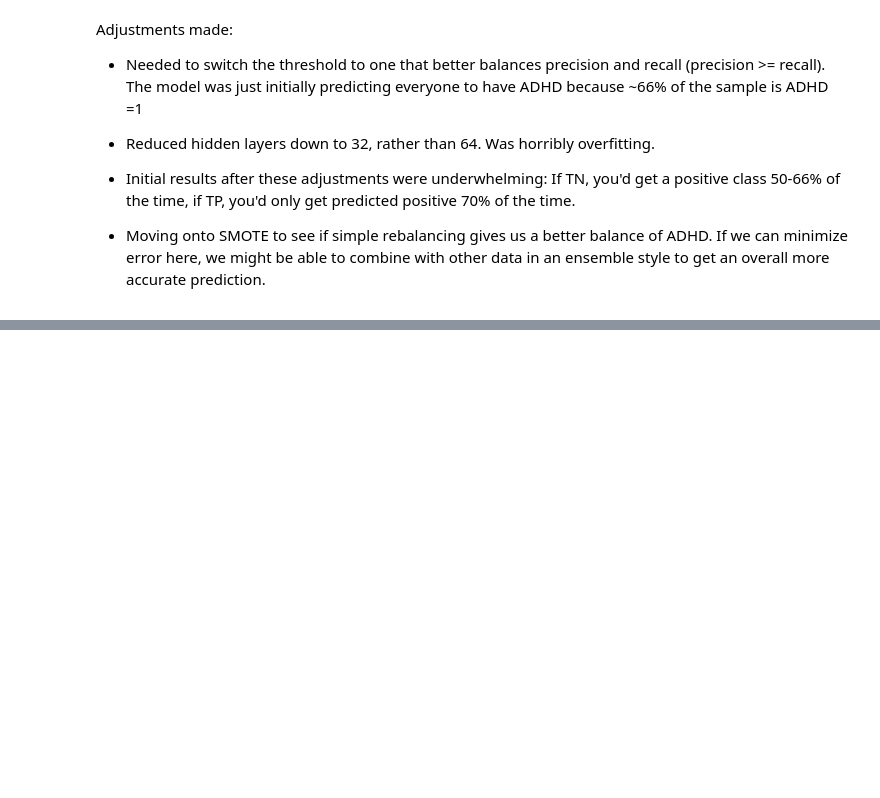
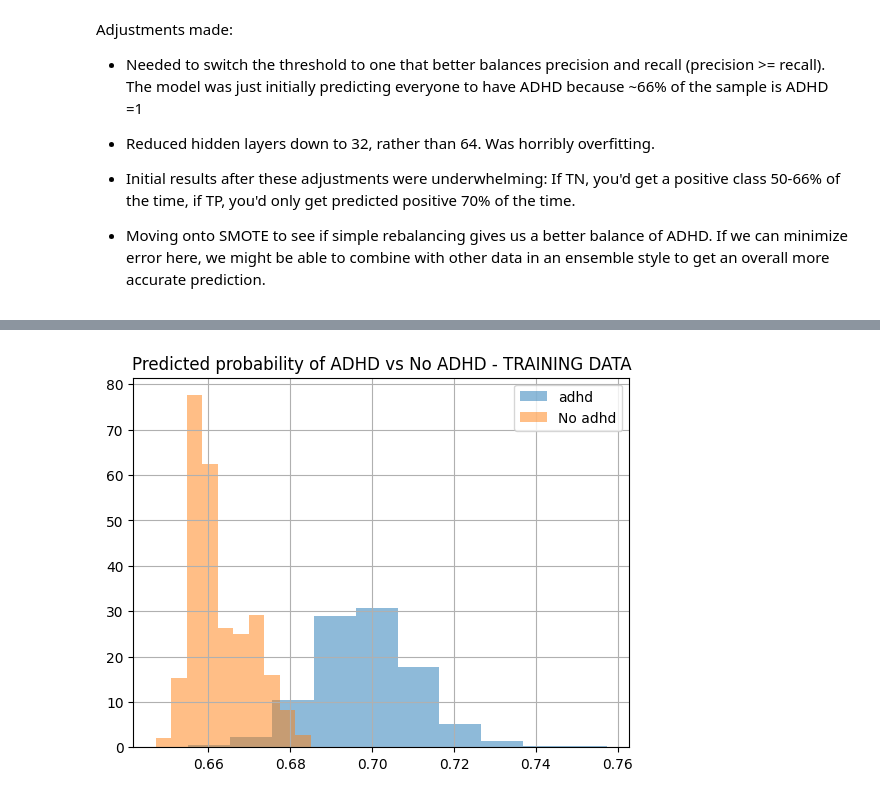
Before and after one commit to psgiese/wids-2025-mupd, a Jupyter notebook: notebooks/connectome_classifier_v1.ipynb, the cells around one changed output, grey strips where cells are left out. Cells and saved outputs as stored; diff of their text form; code cells hidden in the pictures; blank space fills up the shorter version.

```diff
--- a/notebooks/connectome_classifier_v1.ipynb
+++ b/notebooks/connectome_classifier_v1.ipynb
@@ -807,0 +902,7 @@ Error:
+# %%
+preds_plus[preds_plus['ADHD_Outcome']==1]['adhd_proba'].hist(alpha=.5, label='adhd', density=True)
+preds_plus[preds_plus['ADHD_Outcome']==0]['adhd_proba'].hist(alpha=.5, label='No adhd', density=True)
+plt.title('Predicted probability of ADHD vs No ADHD - TRAINING DATA')
+plt.legend();
+# %% [output]
+[figure, added]
```
Also changed, not shown: parts of 6 cells of this notebook.
